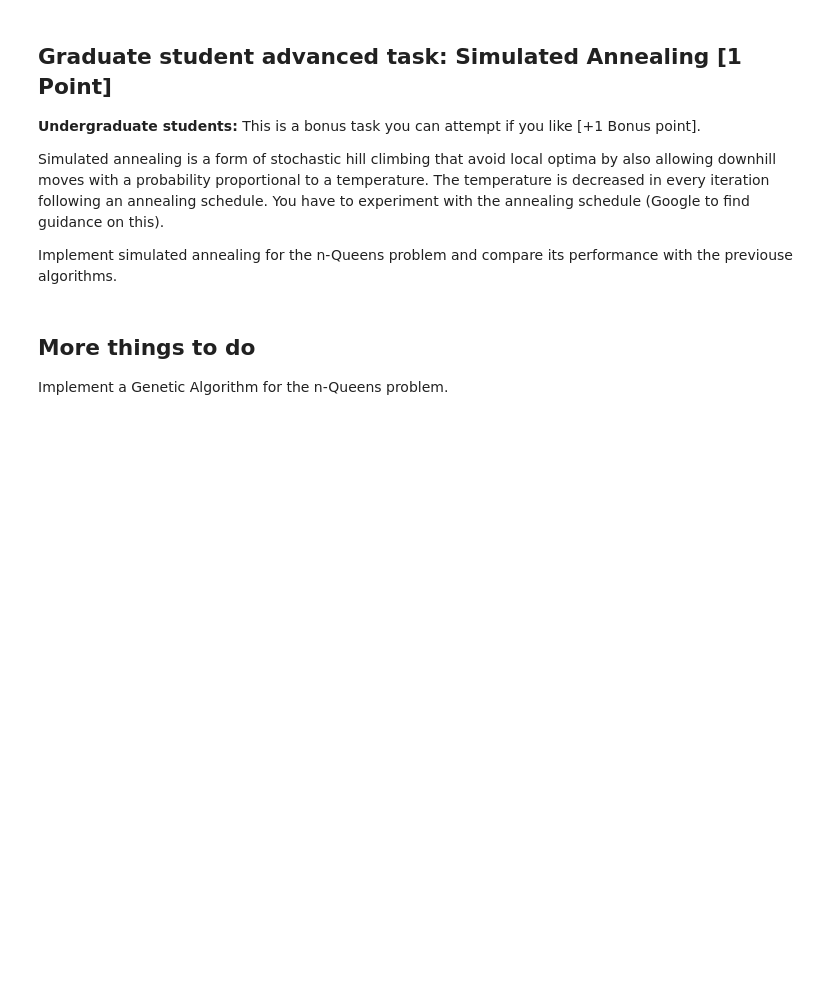
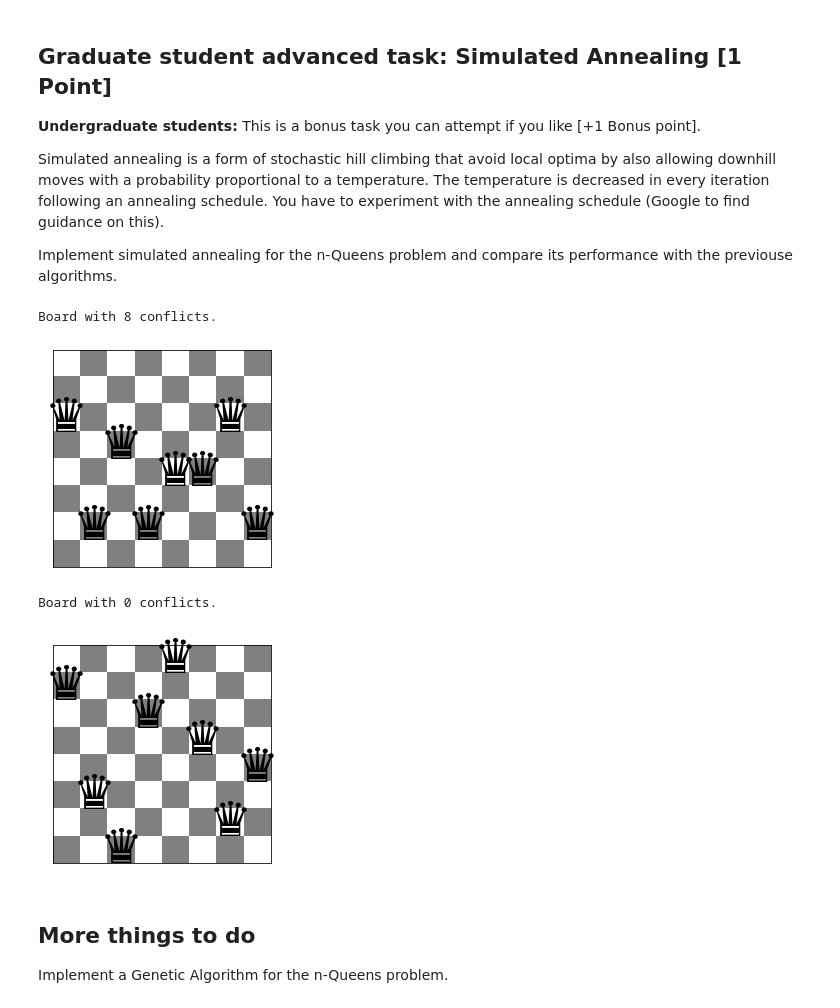
Before and after one commit to SeeMorton1/CS7320-AI, a Jupyter notebook: Local_Search/n_queens.ipynb, the cells around one changed output. Drawn from its saved outputs; the diff is of its cells as text; code cells hidden in the pictures; blank space fills up the shorter version.

```diff
--- a/Local_Search/n_queens.ipynb
+++ b/Local_Search/n_queens.ipynb
@@ -347,3 +436,39 @@ Implement simulated annealing for the n-Queens problem and compare its performan
+# %%
+# Code and description go here
+def simulated_annealing(board):
+    current = board.copy()
+    curr_conflict = conflicts(board)
+    temperature = 4000
+    schedule = 0.99
+    while temperature > 0:
+        temperature *= schedule
+        for column_index in range(len(board)):
+            column_moves = expand(current[column_index], current)
+            move = rd.choice(column_moves)
+            test_board = current.copy()
+            test_board[column_index] = move
+            if conflicts(test_board) < curr_conflict:
+                current = test_board
+                curr_conflict = conflicts(test_board)
+                if curr_conflict == 0:
+                    return current
+            else:
+                d_conflicts = conflicts(test_board) - curr_conflict
+                p = e**((-1*d_conflicts)/(temperature))
+                if rd.uniform(0, 1) < p:
+                    current = test_board
+                    curr_conflict = conflicts(test_board)
+    return current
+
+
+board = random_board(8)
+show_board(board)
+show_board(simulated_annealing(board))
+# %% [output]
+Board with 8 conflicts.
+[figure, added]
+Board with 0 conflicts.
+[figure, added]
 # %% [markdown]
 ## More things to do
 
```
Also changed, not shown: parts of 16 cells of this notebook.
